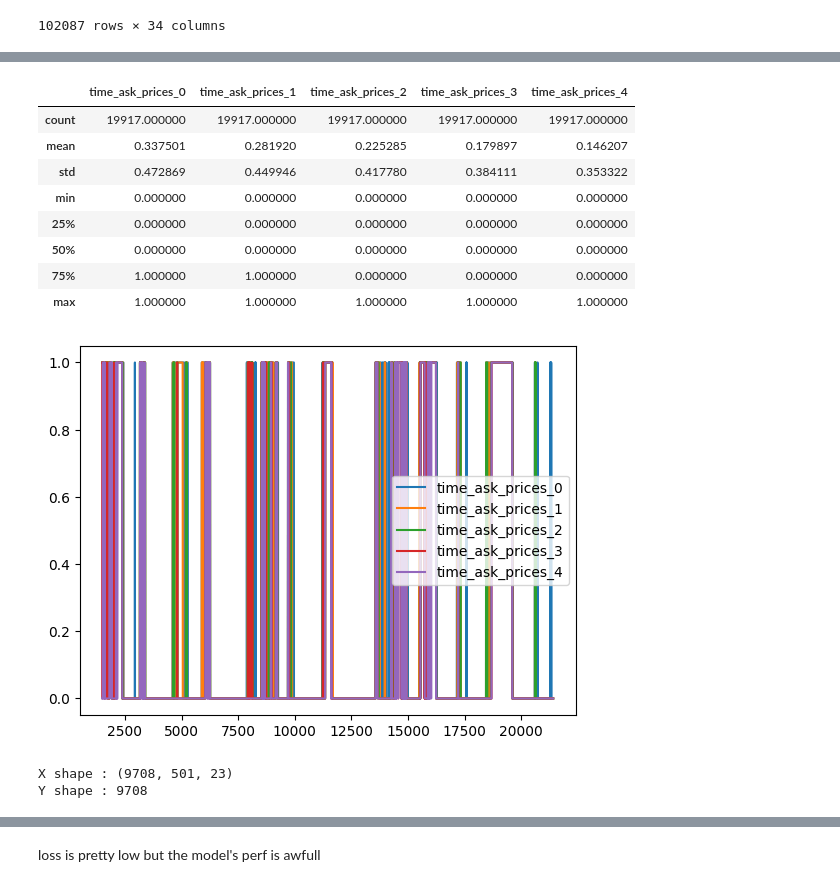
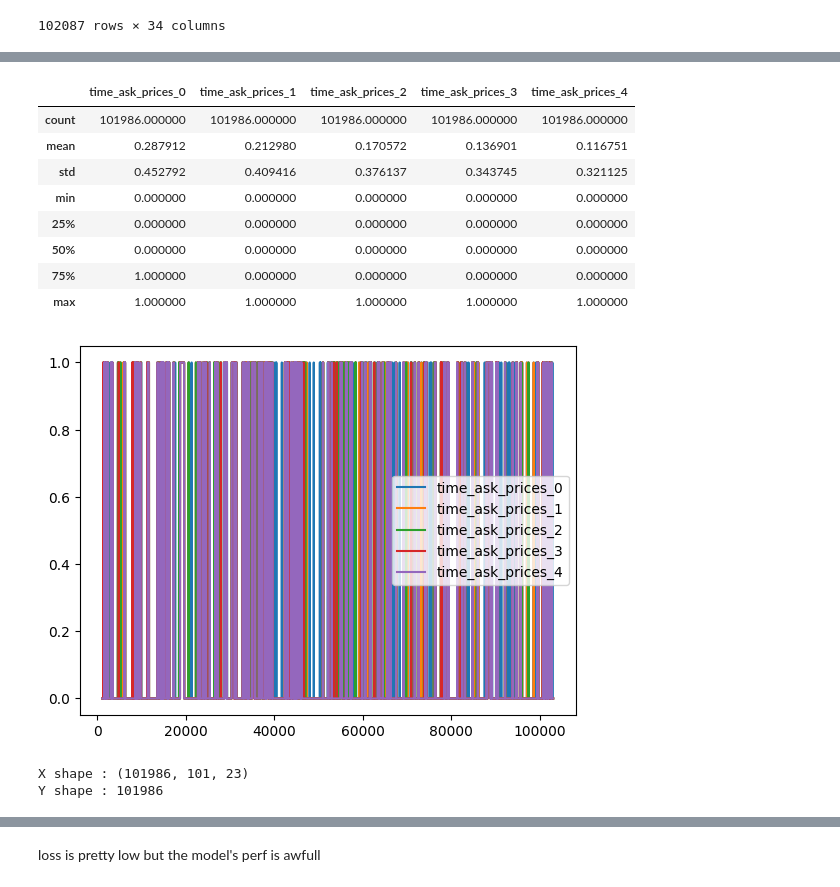
Before and after one commit to poloincognito/limit_order_book, a Jupyter notebook: notebooks/Filltime prediction.ipynb, the cells around one changed output, grey strips where cells are left out. Drawn from its saved outputs; the diff is of its cells as text; code cells hidden in the pictures.

```diff
--- a/notebooks/Filltime prediction.ipynb
+++ b/notebooks/Filltime prediction.ipynb
@@ -203,13 +203,20 @@ df.dropna(inplace=True)
 df.describe()
 # %%
 df.to_csv('prepared_LOB_trunc_data.csv')
+# %%
+columns_to_drop = ['time_' + col for col in columns] + ['timestamp']
+
+features_to_transform = [element for element in df.columns if element
+                         not in columns_to_drop+['vol_imbalance','daily_volatility']]
+df[features_to_transform] = df[features_to_transform].diff()
+# %%
+# Do some work with features:
+df.dropna(inplace=True)
 # %%
-N = 500  # Define the number of previous observations included
+N = 100  # Define the number of previous observations included
 
-# Assuming 'columns' is a list of column names and 'column' is a specific column name
-columns_to_drop = ['time_' + col for col in columns] + ['timestamp']
-X = df.drop(columns=columns_to_drop).iloc[:len(df)//10]
-Y = df[['time_' + col for col in columns if 'ask_prices_0' in col]].iloc[N:len(df)//10].values
+X = df.drop(columns=columns_to_drop).iloc[:len(df)]
+Y = df[['time_' + col for col in columns if 'ask_prices_0' in col]].iloc[N:len(df)].values
 
 print(Y.shape)
 # %% [output]
@@ -237,23 +244,23 @@ TensorShape([9708, 501, 23])
 # %%
-df[['time_' + col for col in columns if 'ask' in col]].iloc[N:len(df)//5].plot()
-df[['time_' + col for col in columns if 'ask' in col]].iloc[N:len(df)//5].describe()
+df[['time_' + col for col in columns if 'ask' in col]].iloc[N:len(df)].plot()
+df[['time_' + col for col in columns if 'ask' in col]].iloc[N:len(df)].describe()
 # %% [output]
 |  | time_ask_prices_0 | time_ask_prices_1 | time_ask_prices_2 | time_ask_prices_3 | time_ask_prices_4 |
-| count | 19917.000000 | 19917.000000 | 19917.000000 | 19917.000000 | 19917.000000 |
-| mean | 0.337501 | 0.281920 | 0.225285 | 0.179897 | 0.146207 |
-| std | 0.472869 | 0.449946 | 0.417780 | 0.384111 | 0.353322 |
+| count | 101986.000000 | 101986.000000 | 101986.000000 | 101986.000000 | 101986.000000 |
+| mean | 0.287912 | 0.212980 | 0.170572 | 0.136901 | 0.116751 |
+| std | 0.452792 | 0.409416 | 0.376137 | 0.343745 | 0.321125 |
 | min | 0.000000 | 0.000000 | 0.000000 | 0.000000 | 0.000000 |
 | 25% | 0.000000 | 0.000000 | 0.000000 | 0.000000 | 0.000000 |
 | 50% | 0.000000 | 0.000000 | 0.000000 | 0.000000 | 0.000000 |
-| 75% | 1.000000 | 1.000000 | 0.000000 | 0.000000 | 0.000000 |
+| 75% | 1.000000 | 0.000000 | 0.000000 | 0.000000 | 0.000000 |
 | max | 1.000000 | 1.000000 | 1.000000 | 1.000000 | 1.000000 |
-[figure, old version]
+[figure, new version]
 # %%
 print('X shape :', X.shape)
 print('Y shape :',Y.shape[0])
 # %% [output]
-X shape : (9708, 501, 23)
-Y shape : 9708
+X shape : (101986, 101, 23)
+Y shape : 101986
 # %%
 X_np = X.numpy()
 
```
Also changed, not shown: parts of 18 cells of this notebook.
